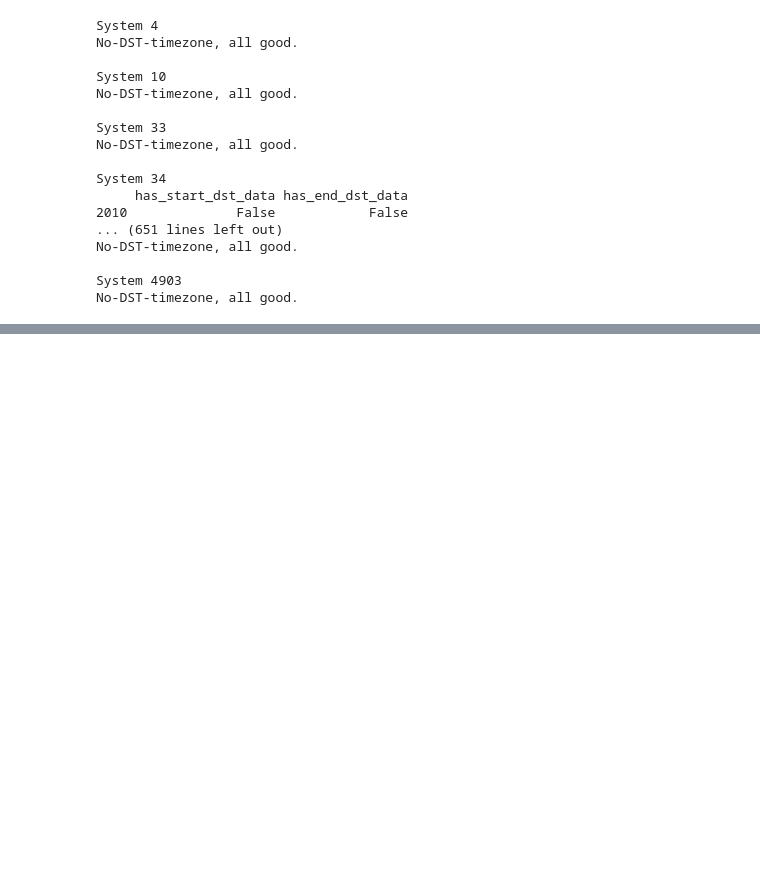
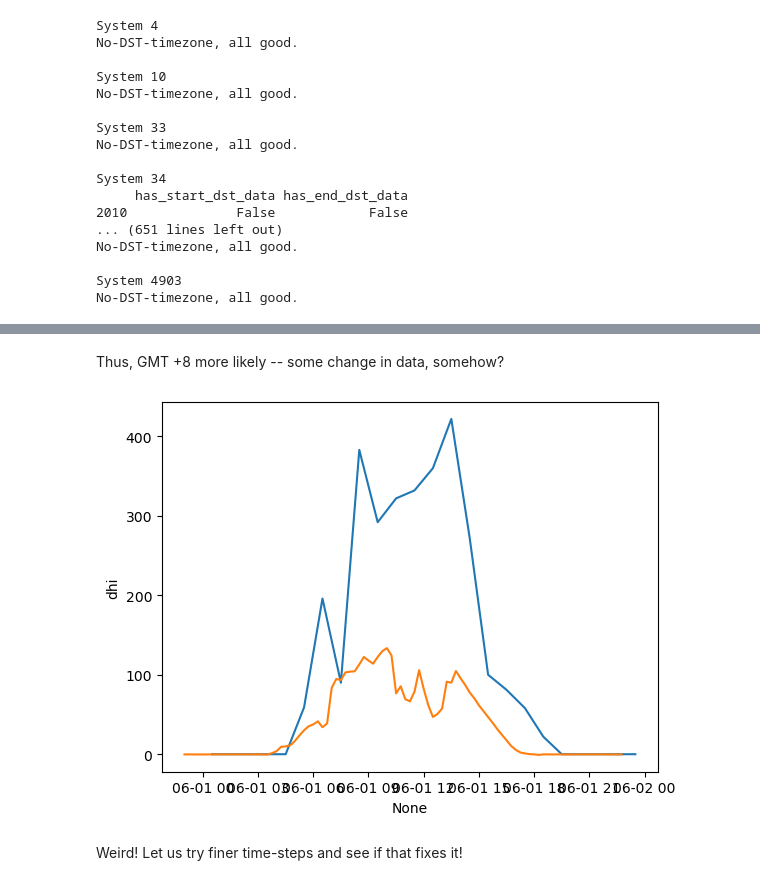
Before and after one commit to Erdos-Projects/predicting-day-ahead-solar-power-production, a Jupyter notebook: src/data/weather/pvlib_practice_CEB.ipynb, the cells around one changed output, grey strips where cells are left out. Saved outputs shown, nothing was run; the diff lists cells and outputs as text; code cells hidden in the pictures; blank space fills up the shorter version.

```diff
--- a/src/data/weather/pvlib_practice_CEB.ipynb
+++ b/src/data/weather/pvlib_practice_CEB.ipynb
@@ -620,0 +828,12 @@ No-DST-timezone, all good.
+# %%
+system_34_data_path = Path('../../../../data_ds_project/testing_yearly_parquet/34/')
+system_34_year_2011_data_pq = pq.ParquetDataset(
+    system_34_data_path,
+    filters = [('year', '==', 2011)]
+)
+system_34_year_2011_data_df = system_34_year_2011_data_pq.read().to_pandas()
+system_34_year_2020_data_pq = pq.ParquetDataset(
+    system_34_data_path,
+    filters = [('year', '==', 2020)]
+)
+system_34_year_2020_data_df = system_34_year_2011_data_pq.read().to_pandas()
@@ -620,0 +910,16 @@ No-DST-timezone, all good.
+# %% [markdown]
+Thus, GMT +8 more likely -- some change in data, somehow?
+# %%
+sns.lineplot(
+    x = summer_day_2011_w.index,
+    y = summer_day_2011_w.dhi
+)
+sns.lineplot(
+    x = summer_day_2011_d_adjust_2['time'],
+    y = summer_day_2011_d_adjust_2['ac_power_kW']
+)
+plt.show()
+# %% [output]
+[figure, added]
+# %% [markdown]
+Weird!  Let us try finer time-steps and see if that fixes it!
```
Also changed, not shown: parts of 34 cells of this notebook, 2 other files.
